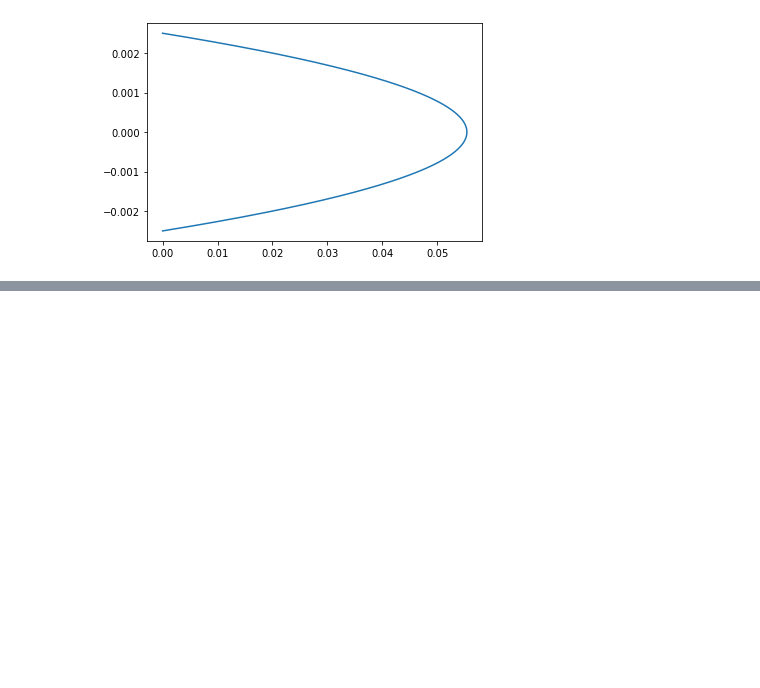
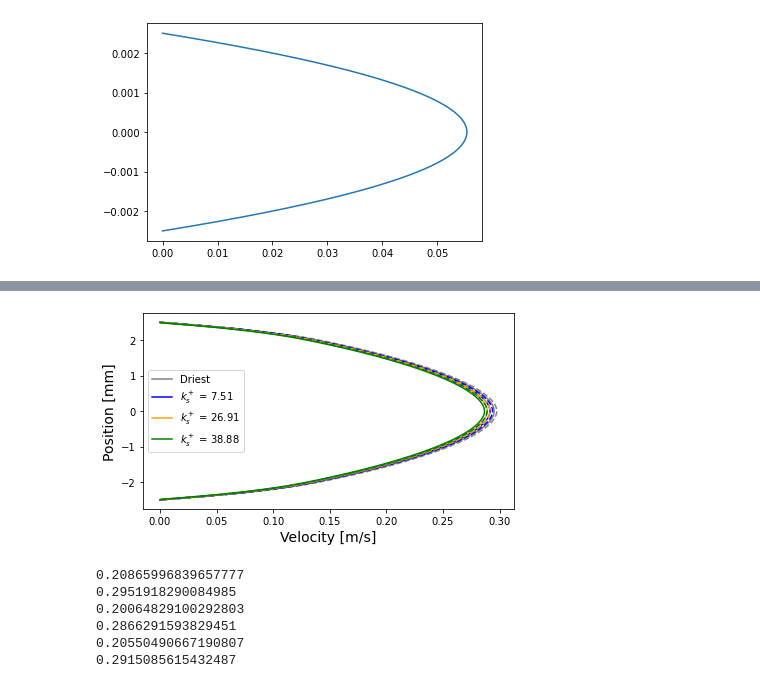
Before and after one commit to Toothpastefairy/comp_multphase_flow, a Jupyter notebook: make_plots.ipynb, the cells around one changed output, grey strips where cells are left out. Drawn from its saved outputs; the diff is of its cells as text; code cells hidden in the pictures; blank space fills up the shorter version.

```diff
--- a/make_plots.ipynb
+++ b/make_plots.ipynb
@@ -910,0 +975,41 @@ iteration 3 with error 8.840034086386204e-072
+# %%
+plt.figure(figsize=(6,3.5))
+plt.plot(vel_part_driest, 1e3*system.y[1:-1],label="Driest", color='grey')
+plt.plot(vel_fluid_driest[1:-1], 1e3*system.y[1:-1], linestyle='dashed', color='grey')
+plt.plot(vel_part_wall_10, 1e3*system.y[1:-1],label=r'$k_s^+$ = {}'.format(round(ks_plus_10,2)), color='blue')
+plt.plot(vel_fluid_wall_10[1:-1], 1e3*system.y[1:-1], linestyle='dashed', color='blue')
+plt.plot(vel_part_wall_40, 1e3*system.y[1:-1], label=r'$k_s^+$ = {}'.format(round(ks_plus_40,2)), color='orange')
+plt.plot(vel_fluid_wall_40[1:-1], 1e3*system.y[1:-1], linestyle='dashed', color='orange')
+plt.plot(vel_part_wall_75, 1e3*system.y[1:-1],label=r'$k_s^+$ = {}'.format(round(ks_plus_75,2)), color='green')
+plt.plot(vel_fluid_wall_75[1:-1], 1e3*system.y[1:-1], linestyle='dashed', color='green')
+plt.xlabel('Velocity [m/s]', fontsize=14)
+# plt.xlim(0.25,0.3)
+# plt.ylim(-1, 1)
+plt.ylabel('Position [mm]', fontsize=14)
+plt.legend(fontsize=10)
+plt.tight_layout()
+plt.savefig("Images/wall_functions_effectless_zoomin.svg")
+plt.show()
+
+print(np.mean(vel_part_driest))
+print(np.max(vel_part_driest))
+print(np.mean(vel_part_wall_75))
+print(np.max(vel_part_wall_75))
+
+print(np.mean(vel_part_wall_10))
+print(np.max(vel_part_wall_10))
+
+# velocity_particle_1100 = velocity_particle
+# velocity_plasma_1100 = velocity_plasma
+# velocity_particle_1500 = velocity_particle
+# velocity_plasma_1500 = velocity_plasma
+# velocity_particle_2500 = velocity_particle
+# velocity_plasma_2500 = velocity_plasma
+# %% [output]
+[figure, added]
+0.20865996839657777
+0.2951918290084985
+0.20064829100292803
+0.2866291593829451
+0.20550490667190807
+0.2915085615432487
```
Also changed, not shown: parts of 12 cells of this notebook, 26 other files.
